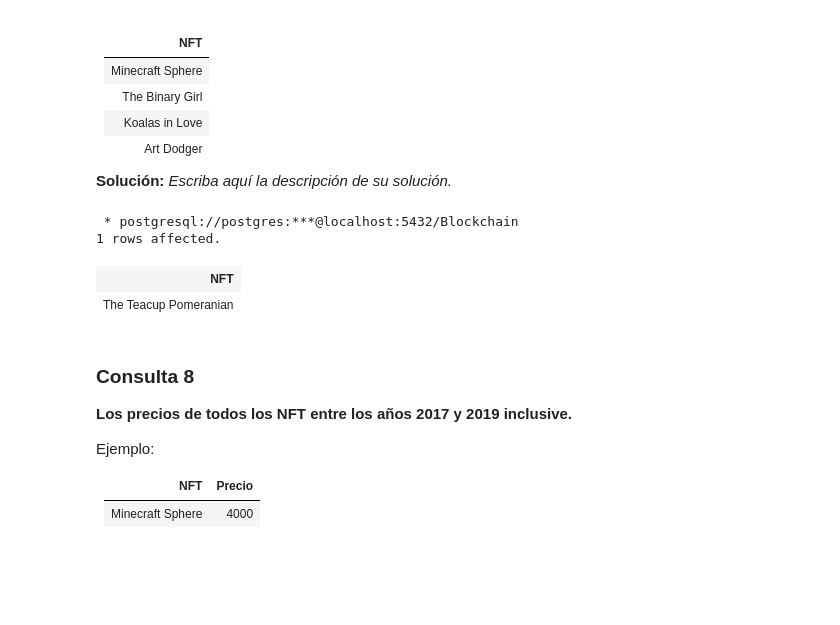
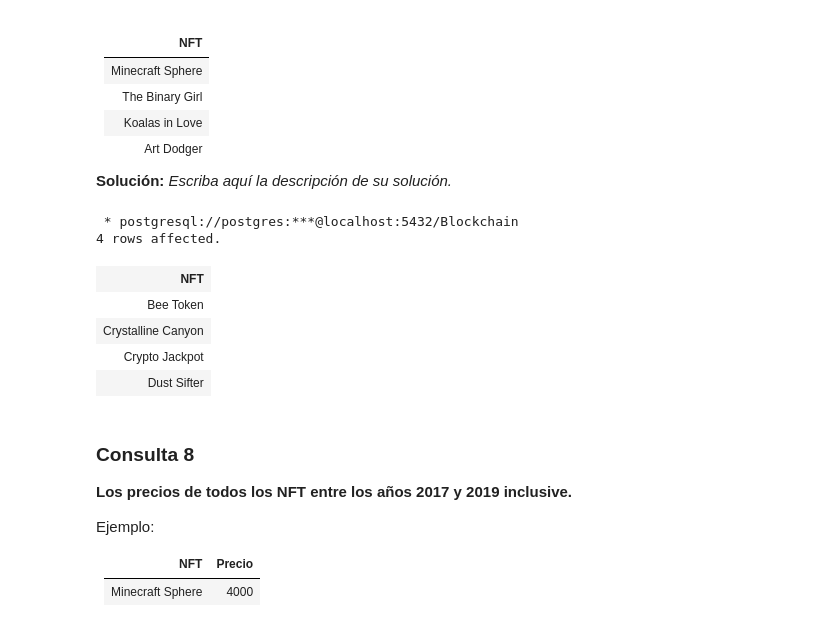
Before and after one commit to bryangonzalezr/INF239, a Jupyter notebook: Tarea-1-Grupo23/Tarea1_BD_2022-1 V.1.0 .ipynb, the cells around one changed output. Drawn from its saved outputs; the diff is of its cells as text; code cells hidden in the pictures; blank space fills up the shorter version.

```diff
--- a/Tarea-1-Grupo23/Tarea1_BD_2022-1 V.1.0 .ipynb
+++ b/Tarea-1-Grupo23/Tarea1_BD_2022-1 V.1.0 .ipynb
@@ -542,28 +548,31 @@ Ejemplo:
 # %%
 %%sql
 SELECT nft.nombre AS "NFT"
 FROM(
 	SELECT precio_nft.id_nft,  MAX(precio_nft.fecha) AS "ultimafecha"
 	FROM precio_nft
 	GROUP BY precio_nft.id_nft) AS lastdate
 
 	INNER JOIN precio_nft
 	ON precio_nft.fecha=lastdate.ultimafecha
 	AND precio_nft.id_nft = lastdate.id_nft
 
 	INNER JOIN nft
 	ON precio_nft.id_nft=nft.id_nft
 
 	INNER JOIN tipos_nft
 	ON tipos_nft.id_tipo=nft.id_tipo
 WHERE tipos_nft.nombre= 'Juegos'
 ORDER BY precio_nft.precio DESC
-LIMIT 1;
+LIMIT 4;
 # %% [output]
  * postgresql://postgres:***@localhost:5432/Blockchain
-1 rows affected.
+4 rows affected.
 | NFT |
-| The Teacup Pomeranian |
+| Bee Token |
+| Crystalline Canyon |
+| Crypto Jackpot |
+| Dust Sifter |
 # %% [markdown]
 ### Consulta 8
 **Los precios de todos los NFT entre los años 2017 y 2019 inclusive.**
```
Also changed, not shown: parts of 12 cells of this notebook.
